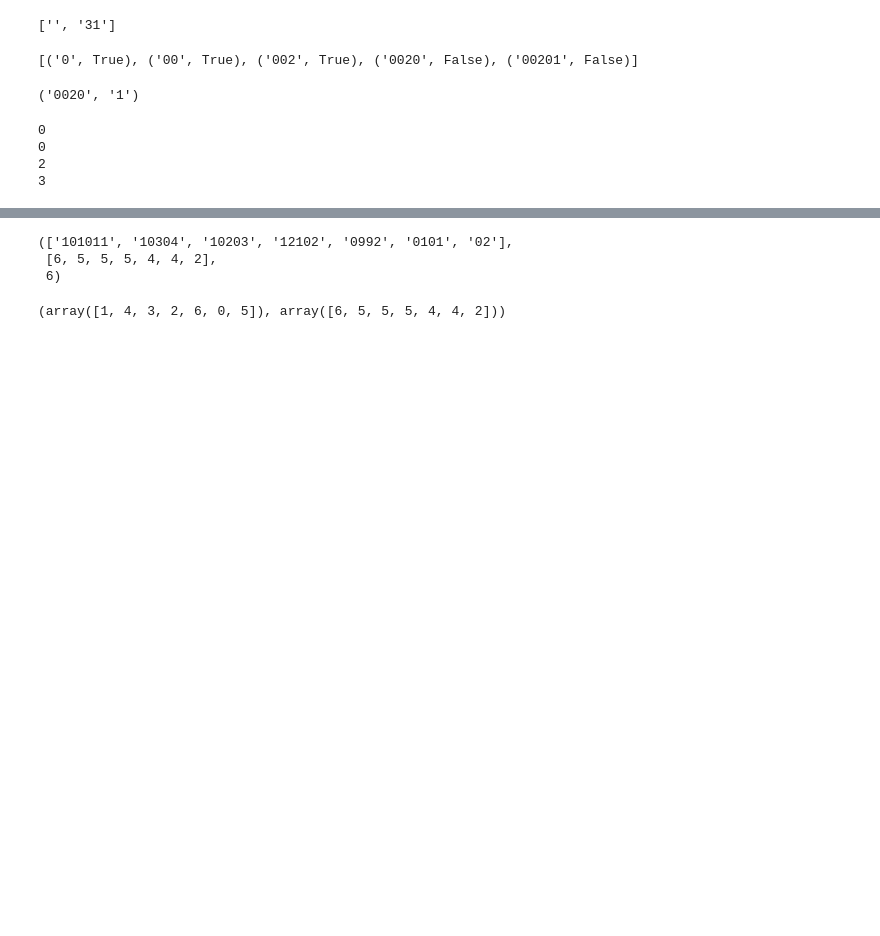
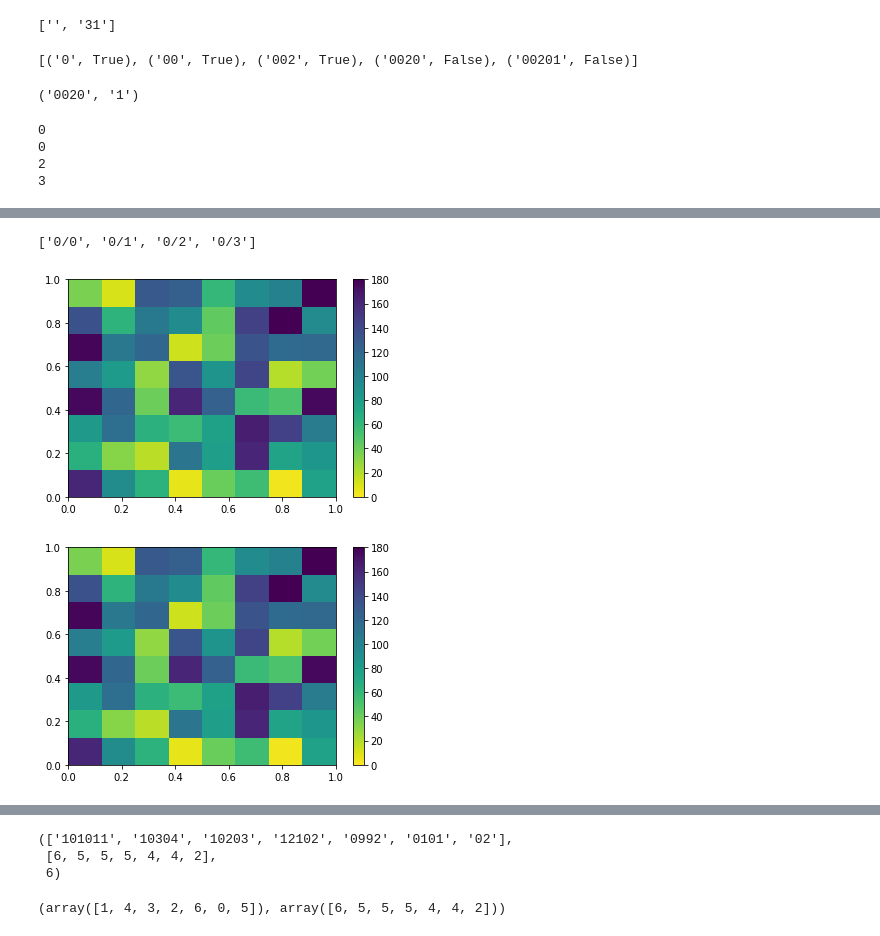
Before and after one commit to adamdempsey90/QuadTreeAMR, a Jupyter notebook: notebook/QuadTreeAMR.ipynb, the cells around one changed output, grey strips where cells are left out. Drawn from its saved outputs; the diff is of its cells as text; code cells hidden in the pictures; blank space fills up the shorter version.

```diff
--- a/notebook/QuadTreeAMR.ipynb
+++ b/notebook/QuadTreeAMR.ipynb
@@ -298,3 +300,26 @@ with h5py.File('test5.h5','w') as f:
     for i in range(4):
         grp = root.create_group(str(i))
         make_node(grp,level+1)
+# %%
+def open_group(grp,indx,func_node,func_leaf):
+    for i in range(4):
+        try:
+            newgrp = grp[str(i)]
+            func_node(indx+str(i))
+            open_group(newgrp,indx+str(i),func_node,func_leaf)
+        except KeyError:
+            func_leaf(indx)
+            return
+def walk_h5(file):
+    nodes = []; leaves = [];
+    func1 = lambda x: nodes.append(x)
+    func2 = lambda x: leaves.append(x)
+    with h5py.File(file,'r') as f:
+        grp = f['0']
+        nodes.append('0')
+        for i in range(4):
+            nodes.append('0'+str(i))
+            open_group(grp[str(i)],'0'+str(i),func1,func2)
+    return nodes,leaves
+# %%
+nodes,leaves=walk_h5('test2.h5')
@@ -300,0 +330,5 @@ with h5py.File('test5.h5','w') as f:
+# %%
+with h5py.File('test2.h5','r') as f:
+    grp = f['/'.join(leaves[1])]['Data']
+    print(grp)
+    dat=Data(file=grp)
@@ -613,3 +719,21 @@ class Node():
         return self.indx
     def __str__(self):
         return self.indx
+# %%
+[c.name for c in t.root.child]
+# %% [output]
+['0/0', '0/1', '0/2', '0/3']
+# %%
+t = Tree()
+t.build(data=Data())
+t.root.split()
+for c in t.empty_leaves():
+    t.find(c).set_data(Data())
+for c in t.root.child:
+    c.split()
+for c in t.empty_leaves():
+    t.find(c).set_data(Data())
+for c in t.list_leaves():
+    t.find(c).split()
+for c in t.empty_leaves():
+    t.find(c).set_data(Data())
@@ -615,0 +748,6 @@ class Node():
+# %%
+
+t.plot(cmap='viridis_r')
+# %% [output]
+[figure, added]
+[figure, added]
```
Also changed, not shown: parts of 13 cells of this notebook.
